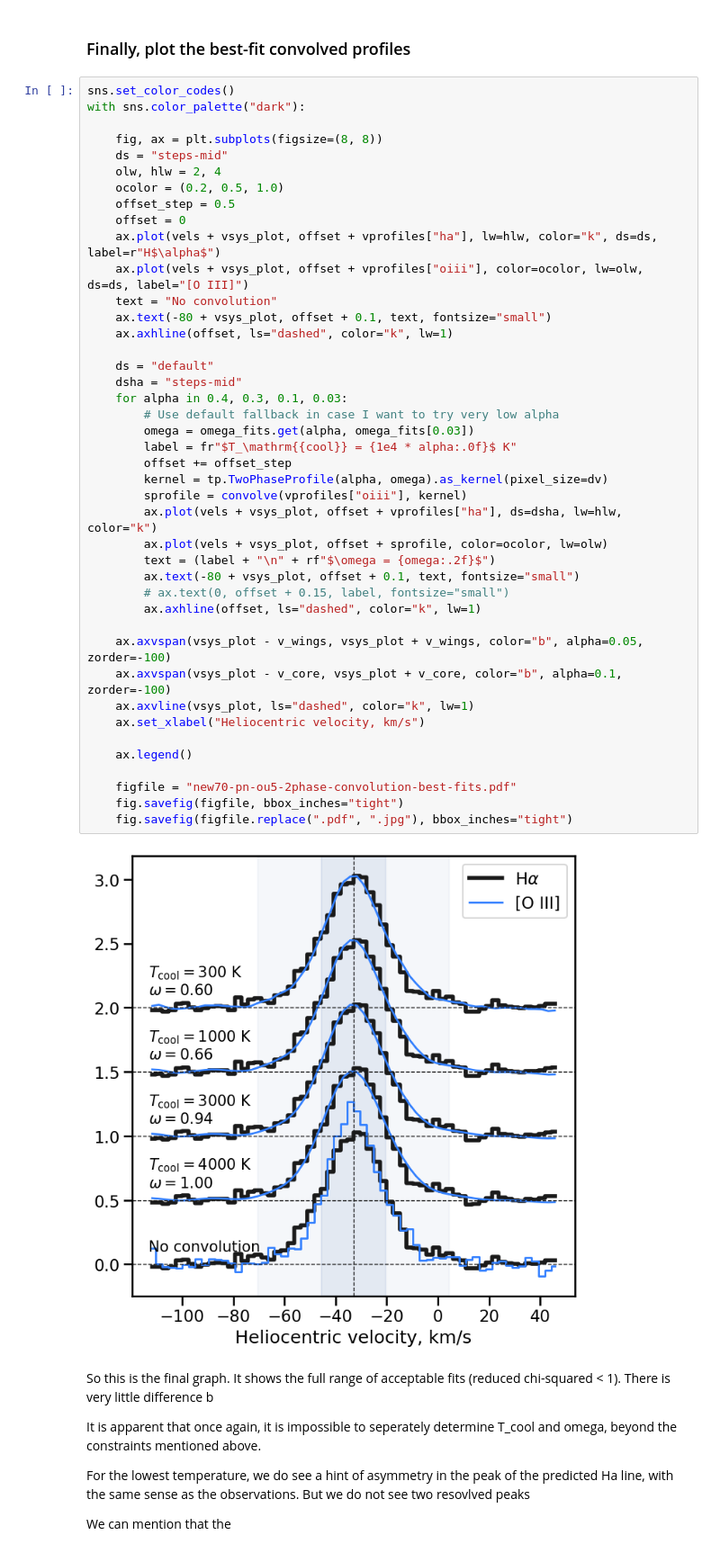
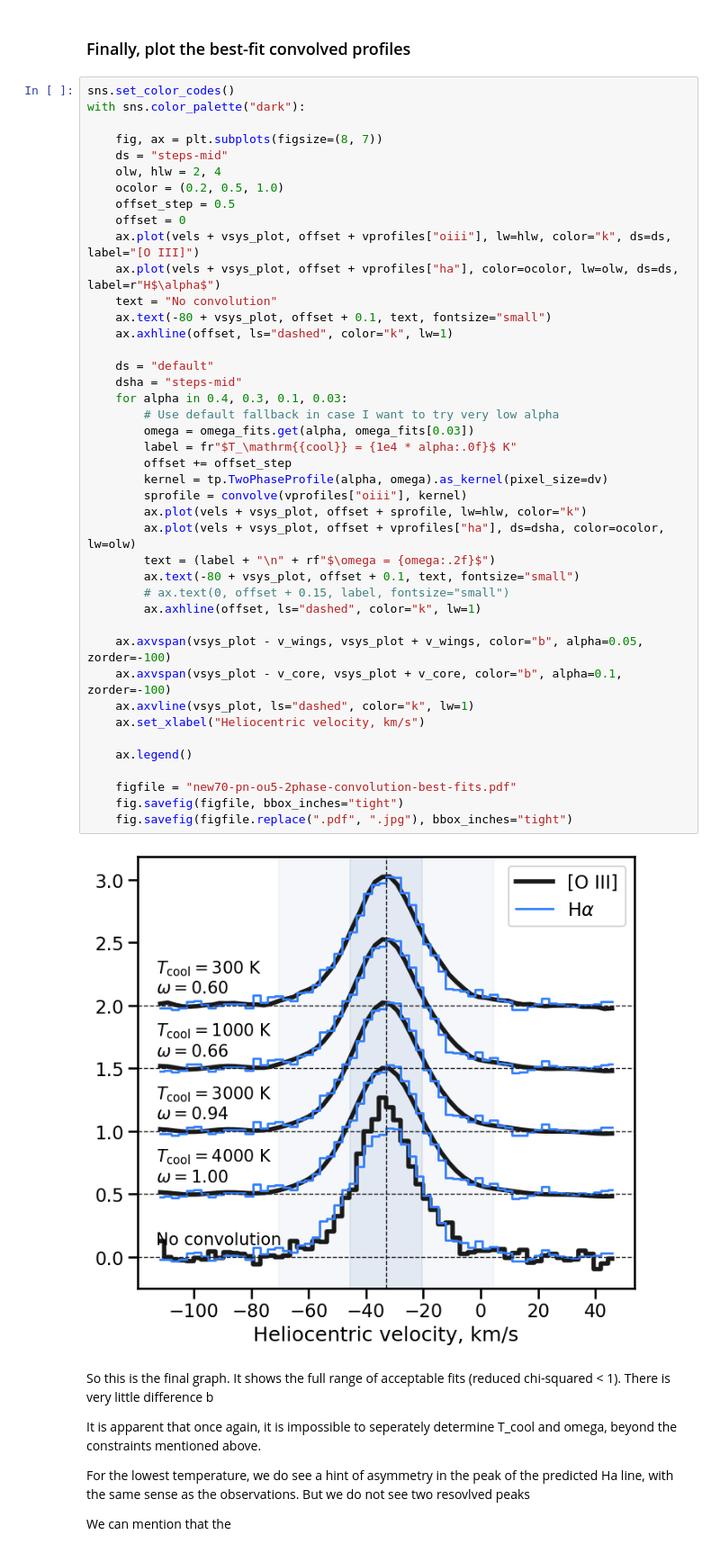
Before and after one commit to will-henney/teresa-pn-ou5, a Jupyter notebook: notebooks/04-04-high-resolution.ipynb, the cells around one changed output. Shown at 90% size. Saved outputs shown, nothing was run; the diff lists cells and outputs as text.

Commit message:
New figure of velocty splitting, comparing Ha and [O III]

```diff
--- a/notebooks/04-04-high-resolution.ipynb
+++ b/notebooks/04-04-high-resolution.ipynb
@@ -1139,46 +1119,46 @@ Type:      method
 sns.set_color_codes()
 with sns.color_palette("dark"):
 
-    fig, ax = plt.subplots(figsize=(8, 8))
+    fig, ax = plt.subplots(figsize=(8, 7))
     ds = "steps-mid"
     olw, hlw = 2, 4
     ocolor = (0.2, 0.5, 1.0)
     offset_step = 0.5
     offset = 0
-    ax.plot(vels + vsys_plot, offset + vprofiles["ha"], lw=hlw, color="k", ds=ds, label=r"H$\alpha$")
-    ax.plot(vels + vsys_plot, offset + vprofiles["oiii"], color=ocolor, lw=olw, ds=ds, label="[O III]")
+    ax.plot(vels + vsys_plot, offset + vprofiles["oiii"], lw=hlw, color="k", ds=ds, label="[O III]")
+    ax.plot(vels + vsys_plot, offset + vprofiles["ha"], color=ocolor, lw=olw, ds=ds, label=r"H$\alpha$")
     text = "No convolution"
     ax.text(-80 + vsys_plot, offset + 0.1, text, fontsize="small")
     ax.axhline(offset, ls="dashed", color="k", lw=1)
 
     ds = "default"
     dsha = "steps-mid"
     for alpha in 0.4, 0.3, 0.1, 0.03:
         # Use default fallback in case I want to try very low alpha
         omega = omega_fits.get(alpha, omega_fits[0.03])
         label = fr"$T_\mathrm{{cool}} = {1e4 * alpha:.0f}$ K"
         offset += offset_step
         kernel = tp.TwoPhaseProfile(alpha, omega).as_kernel(pixel_size=dv)
         sprofile = convolve(vprofiles["oiii"], kernel)
-        ax.plot(vels + vsys_plot, offset + vprofiles["ha"], ds=dsha, lw=hlw, color="k")
-        ax.plot(vels + vsys_plot, offset + sprofile, color=ocolor, lw=olw)
+        ax.plot(vels + vsys_plot, offset + sprofile, lw=hlw, color="k")
+        ax.plot(vels + vsys_plot, offset + vprofiles["ha"], ds=dsha, color=ocolor, lw=olw)
         text = (label + "\n" + rf"$\omega = {omega:.2f}$")
         ax.text(-80 + vsys_plot, offset + 0.1, text, fontsize="small")
         # ax.text(0, offset + 0.15, label, fontsize="small")
         ax.axhline(offset, ls="dashed", color="k", lw=1)
 
     ax.axvspan(vsys_plot - v_wings, vsys_plot + v_wings, color="b", alpha=0.05, zorder=-100)
     ax.axvspan(vsys_plot - v_core, vsys_plot + v_core, color="b", alpha=0.1, zorder=-100)
     ax.axvline(vsys_plot, ls="dashed", color="k", lw=1)
     ax.set_xlabel("Heliocentric velocity, km/s")
 
     ax.legend()
 
     figfile = "new70-pn-ou5-2phase-convolution-best-fits.pdf"
     fig.savefig(figfile, bbox_inches="tight")
     fig.savefig(figfile.replace(".pdf", ".jpg"), bbox_inches="tight")
 # %% [output]
-[figure, old version]
+[figure, new version]
 # %% [markdown]
 So this is the final graph. It shows the full range of acceptable fits (reduced chi-squared < 1). There is very little difference b
 
```
Also changed, not shown: parts of 2 cells of this notebook, 20 other files.
